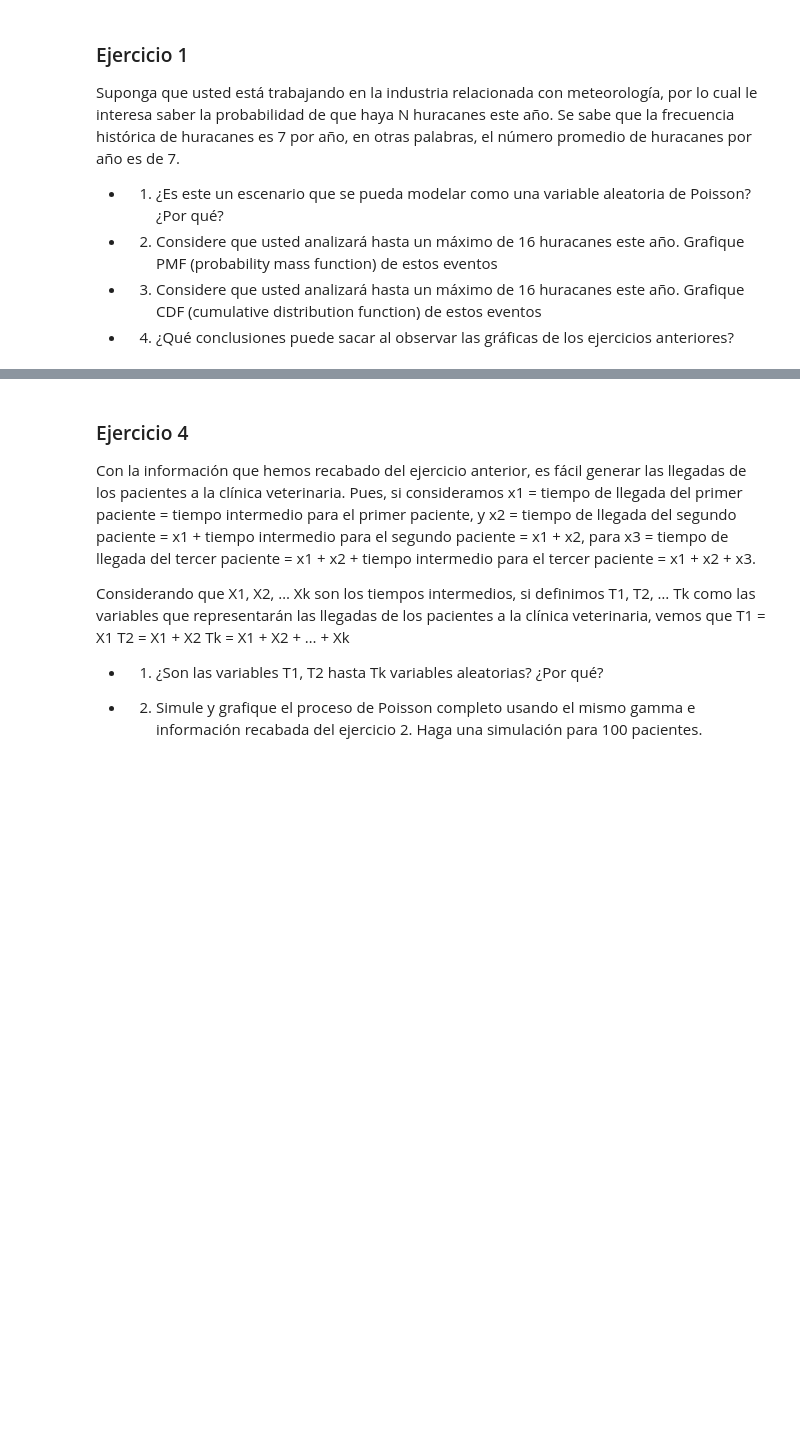
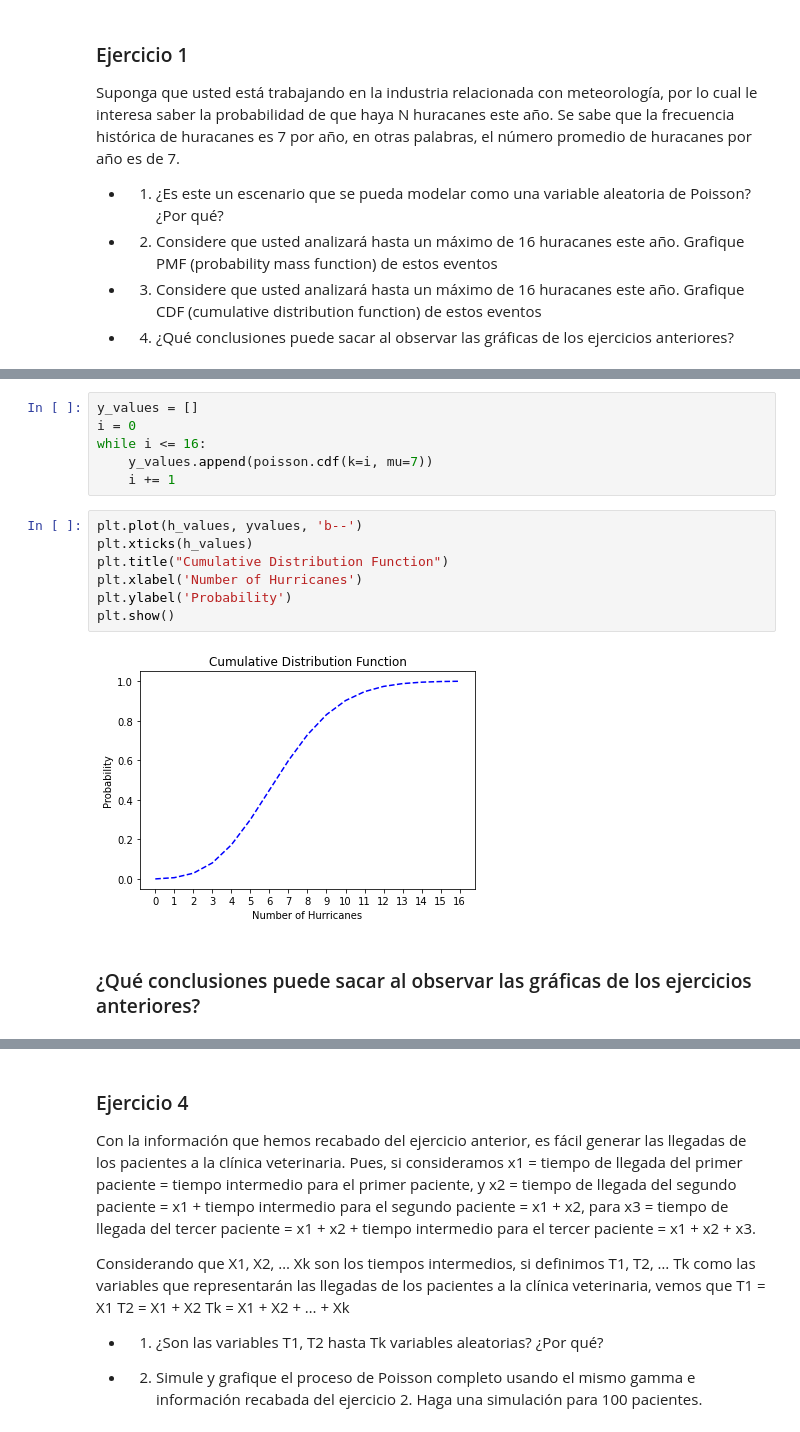
Before and after one commit to Mar19845/MicroProyecto-1, a Jupyter notebook: MicroProyecto1.ipynb, the cells around one changed output, grey strips where cells are left out. Drawn from its saved outputs; the diff is of its cells as text; blank space fills up the shorter version.

```diff
--- a/MicroProyecto1.ipynb
+++ b/MicroProyecto1.ipynb
@@ -21,3 +51,20 @@ otras palabras, el número promedio de huracanes por año es de 7.
+# %%
+y_values = []
+i = 0
+while i <= 16:
+    y_values.append(poisson.cdf(k=i, mu=7))
+    i += 1
+# %%
+plt.plot(h_values, yvalues, 'b--')
+plt.xticks(h_values)
+plt.title("Cumulative Distribution Function")
+plt.xlabel('Number of Hurricanes')
+plt.ylabel('Probability')
+plt.show()
+# %% [output]
+[figure, added]
+# %% [markdown]
+### ¿Qué conclusiones puede sacar al observar las gráficas de los ejercicios anteriores?
 # %% [markdown]
 ### Ejercicio 2
 Suponga que la cantidad promedio de buses que llegan a una parada de bus dada es de 2 cada 30 minutos.
```
Also changed, not shown: parts of 20 cells of this notebook.
